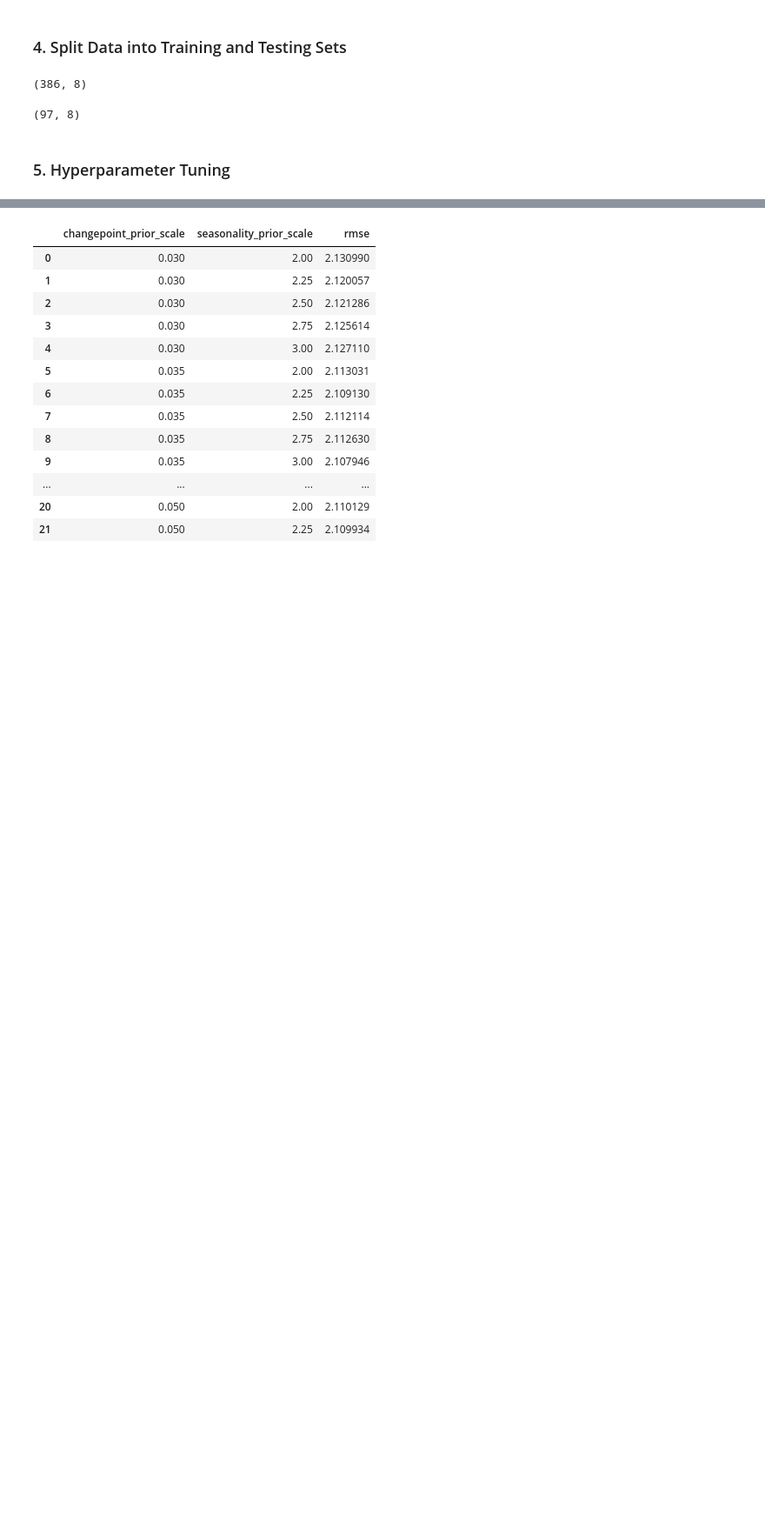
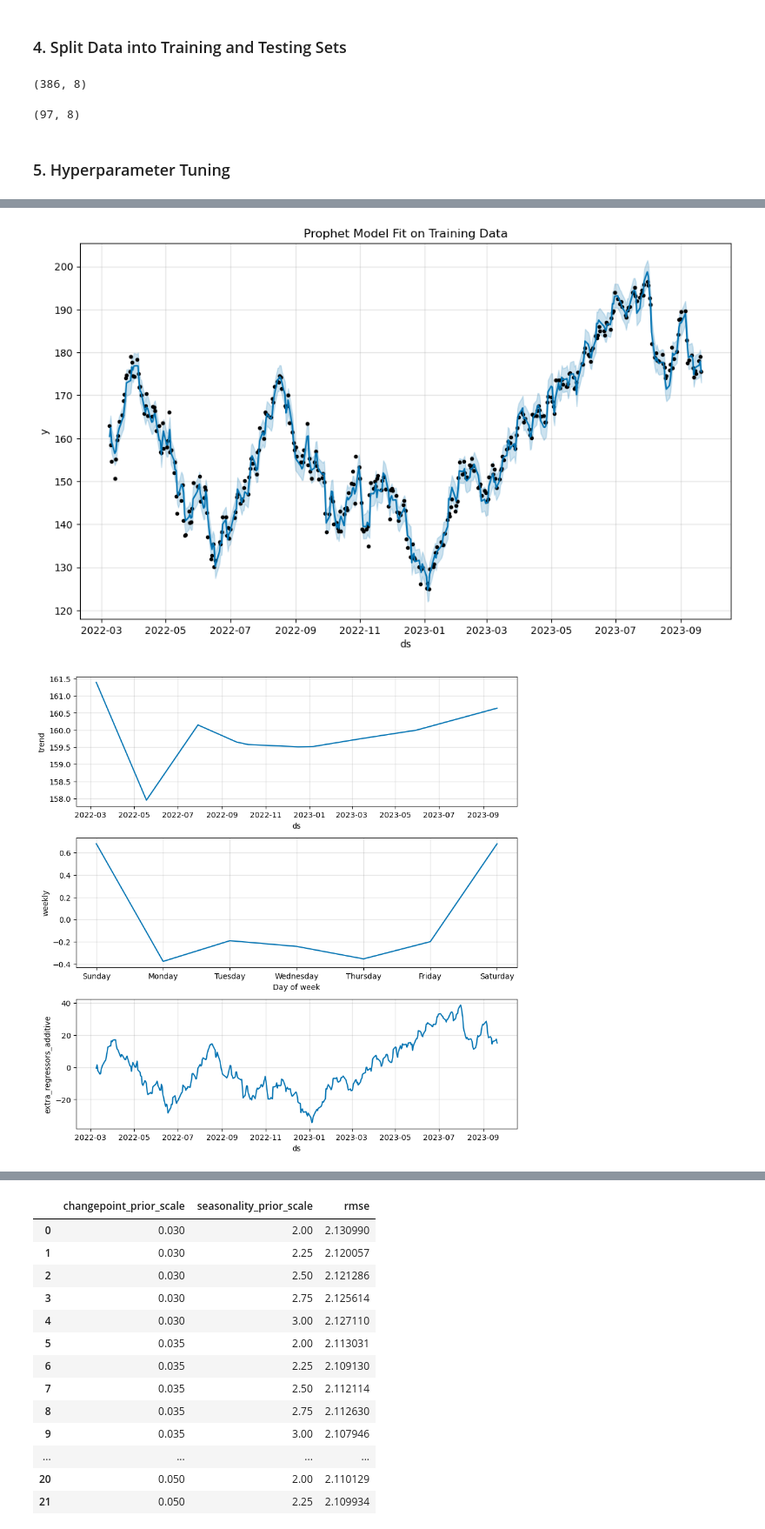
Before and after one commit to kahbelank/Investment-Chatbot, a Jupyter notebook: Machine Learning/AAPL_FBProphet_2Yr.ipynb, the cells around one changed output, grey strips where cells are left out. Shown at 87% size. Saved outputs shown, nothing was run; the diff lists cells and outputs as text; code cells hidden in the pictures; blank space fills up the shorter version.

```diff
--- a/Machine Learning/AAPL_FBProphet_2Yr.ipynb
+++ b/Machine Learning/AAPL_FBProphet_2Yr.ipynb
@@ -178,0 +260,20 @@ Name: 0, dtype: float64
+# %%
+# Generate in-sample predictions using the best model
+best_model = Prophet(**best_params['params'])
+for col in ['SMA_10', 'RSI_14', 'Upper_Band', 'Lower_Band', 'Close_1', 'Close_2']:
+    best_model.add_regressor(col)
+best_model.fit(train)
+
+# Create the future dataframe including the regressors
+future = train[['ds', 'SMA_10', 'RSI_14', 'Upper_Band', 'Lower_Band', 'Close_1', 'Close_2']].copy()
+forecast = best_model.predict(future)
+
+# Plot the fitted values
+fig = best_model.plot(forecast)
+plt.title('Prophet Model Fit on Training Data')
+plt.show()
+
+# Plot the model components (trend, seasonality, etc.)
+fig2 = best_model.plot_components(forecast)
+plt.show()
+# %% [output]
@@ -179,3 +294,5 @@ Name: 0, dtype: float64
+[figure, added]
+[figure, added]
 # %%
 display(tuning_results)
 tuning_results.to_csv('prophet_tuning_results_narrowdown.csv', index=False)
```
Also changed, not shown: parts of 9 cells of this notebook, 2 other files.
